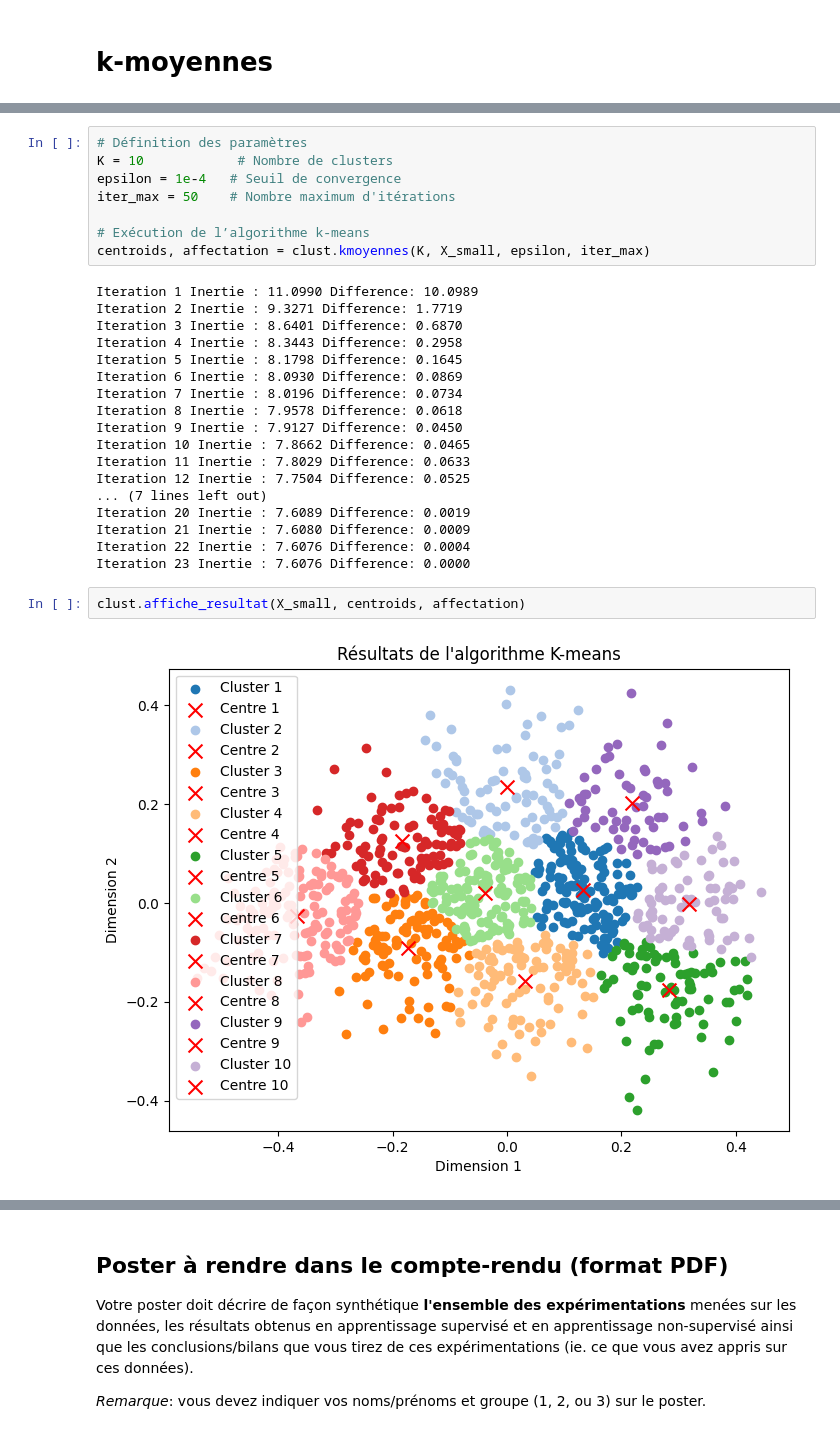
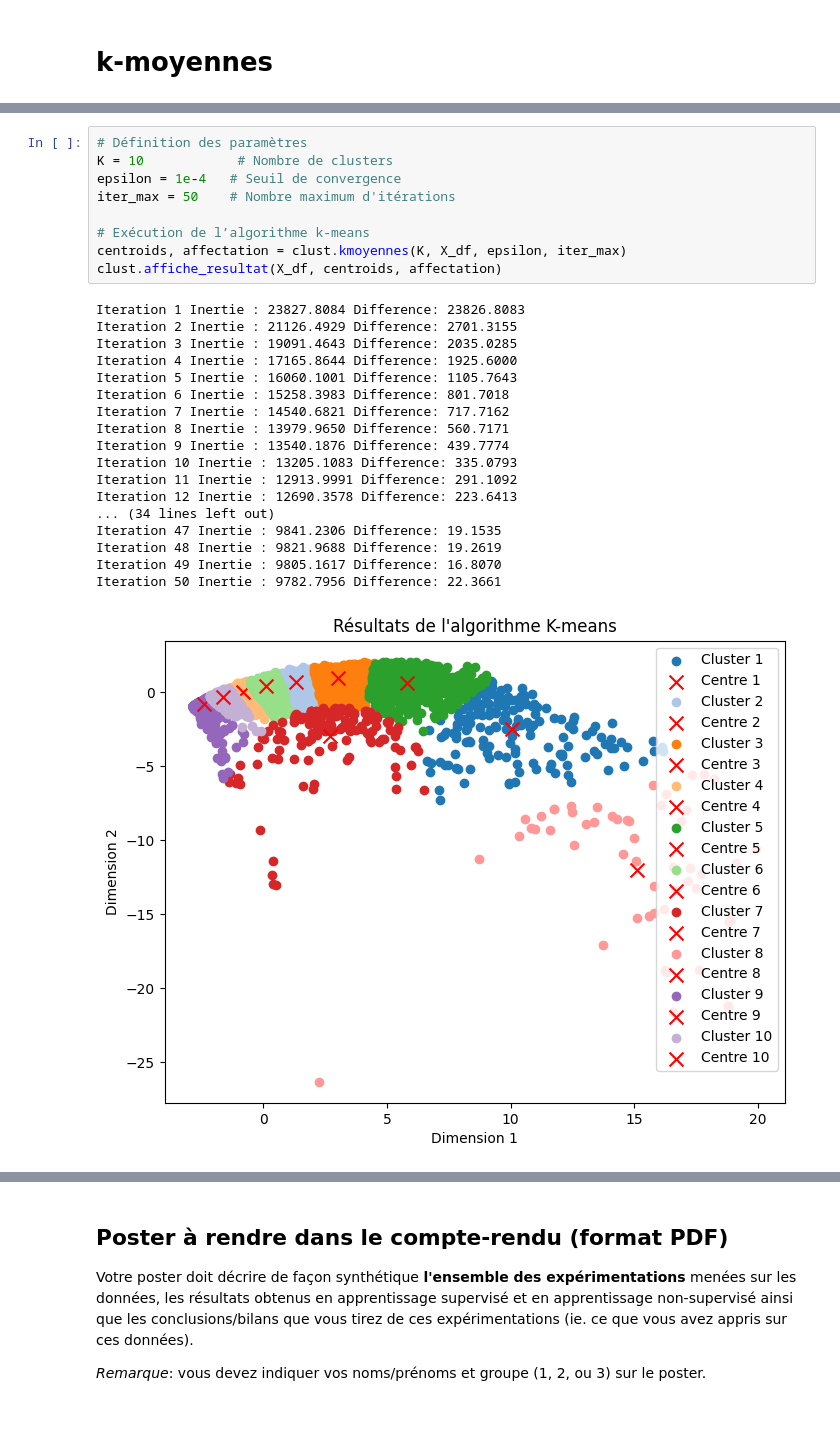
Before and after one commit to Antoine1903/Projets_Sorbonne_Universite, a Jupyter notebook: LU3IN026/miniprojet/projet-Zhang_Lecomte.ipynb, the cells around one changed output, grey strips where cells are left out. Saved outputs shown, nothing was run; the diff lists cells and outputs as text.

```diff
--- a/LU3IN026/miniprojet/projet-Zhang_Lecomte.ipynb
+++ b/LU3IN026/miniprojet/projet-Zhang_Lecomte.ipynb
@@ -4060,30 +4103,28 @@ clust.affiche_resultat(X_small, centroids, affectation)
 # %%
 # Définition des paramètres
 K = 10            # Nombre de clusters
 epsilon = 1e-4   # Seuil de convergence
 iter_max = 50    # Nombre maximum d'itérations
 
 # Exécution de l’algorithme k-means
-centroids, affectation = clust.kmoyennes(K, X_small, epsilon, iter_max)
+centroids, affectation = clust.kmoyennes(K, X_df, epsilon, iter_max)
+clust.affiche_resultat(X_df, centroids, affectation)
 # %% [output]
-Iteration 1 Inertie : 11.0990 Difference: 10.0989
-Iteration 2 Inertie : 9.3271 Difference: 1.7719
-Iteration 3 Inertie : 8.6401 Difference: 0.6870
-Iteration 4 Inertie : 8.3443 Difference: 0.2958
-Iteration 5 Inertie : 8.1798 Difference: 0.1645
-Iteration 6 Inertie : 8.0930 Difference: 0.0869
-Iteration 7 Inertie : 8.0196 Difference: 0.0734
-Iteration 8 Inertie : 7.9578 Difference: 0.0618
-Iteration 9 Inertie : 7.9127 Difference: 0.0450
-Iteration 10 Inertie : 7.8662 Difference: 0.0465
-Iteration 11 Inertie : 7.8029 Difference: 0.0633
-Iteration 12 Inertie : 7.7504 Difference: 0.0525
-... (7 lines left out)
-Iteration 20 Inertie : 7.6089 Difference: 0.0019
-Iteration 21 Inertie : 7.6080 Difference: 0.0009
-Iteration 22 Inertie : 7.6076 Difference: 0.0004
-Iteration 23 Inertie : 7.6076 Difference: 0.0000
+Iteration 1 Inertie : 23827.8084 Difference: 23826.8083
+Iteration 2 Inertie : 21126.4929 Difference: 2701.3155
+Iteration 3 Inertie : 19091.4643 Difference: 2035.0285
+Iteration 4 Inertie : 17165.8644 Difference: 1925.6000
+Iteration 5 Inertie : 16060.1001 Difference: 1105.7643
+Iteration 6 Inertie : 15258.3983 Difference: 801.7018
+Iteration 7 Inertie : 14540.6821 Difference: 717.7162
+Iteration 8 Inertie : 13979.9650 Difference: 560.7171
+Iteration 9 Inertie : 13540.1876 Difference: 439.7774
+Iteration 10 Inertie : 13205.1083 Difference: 335.0793
+Iteration 11 Inertie : 12913.9991 Difference: 291.1092
+Iteration 12 Inertie : 12690.3578 Difference: 223.6413
+... (34 lines left out)
+Iteration 47 Inertie : 9841.2306 Difference: 19.1535
+Iteration 48 Inertie : 9821.9688 Difference: 19.2619
+Iteration 49 Inertie : 9805.1617 Difference: 16.8070
+Iteration 50 Inertie : 9782.7956 Difference: 22.3661
+[figure, added]
-# %%
-clust.affiche_resultat(X_small, centroids, affectation)
-# %% [output]
-[figure, removed]
```
Also changed, not shown: parts of 19 cells of this notebook.
